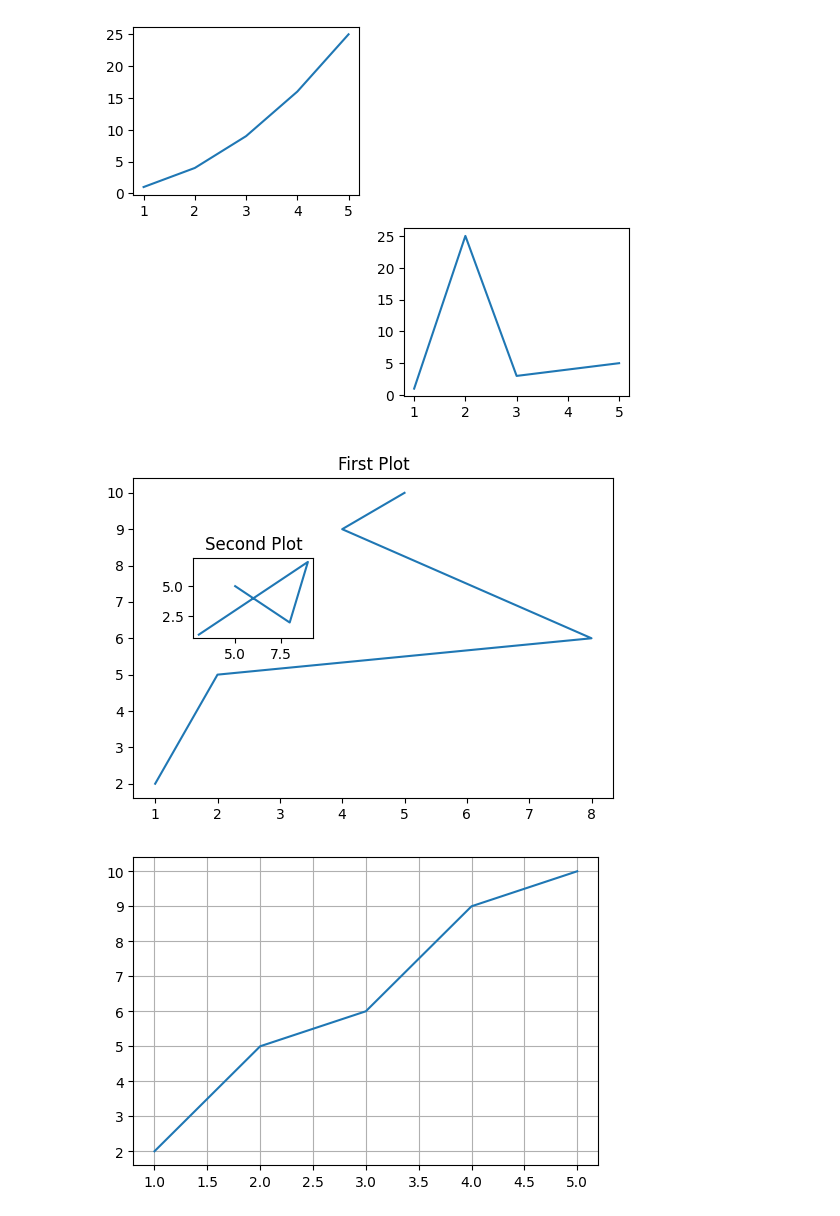
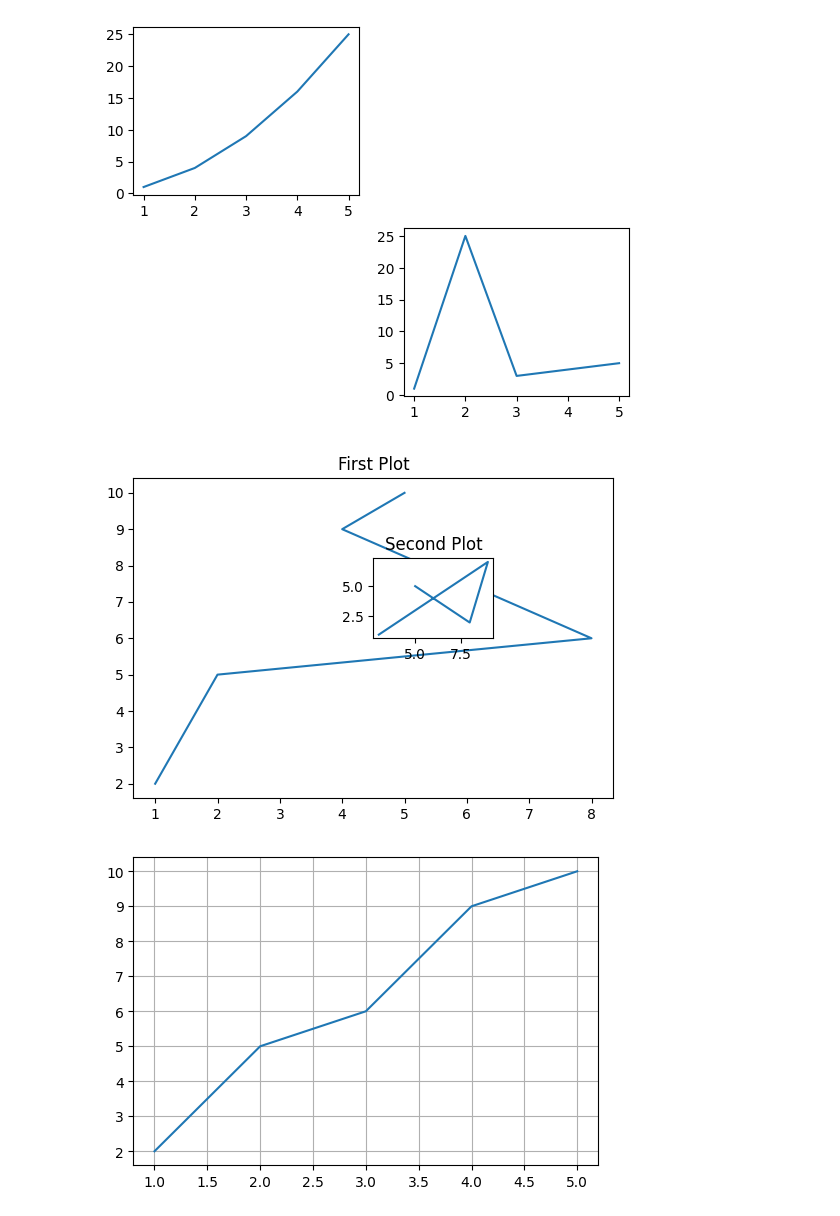
Before and after one commit to gupteshmahale04-arch/Matplotlib, a Jupyter notebook: Matplot.ipynb, the cells around one changed output. Cells and saved outputs as stored; diff of their text form; code cells hidden in the pictures.

```diff
--- a/Matplot.ipynb
+++ b/Matplot.ipynb
@@ -54,15 +55,15 @@ y2=[3,6,9,8,5]
 # %%
 fig=plt.figure(figsize=(6,4))
 axis1=fig.add_axes([0.1,0.1,0.8,0.8])#[left,bottom,width,height]
 axis1.plot(x,y)
 plt.title("First Plot")
 
-axis2=fig.add_axes([0.2,0.5,0.2,0.2])
+axis2=fig.add_axes([0.5,0.5,0.2,0.2])
 axis2.plot(y2,x1)
 plt.title("Second Plot")
 plt.show()
 # %% [output]
-[figure, old version]
+[figure, new version]
 # %%
 x=[1,2,3,4,5]
 y=[2,5,6,9,10]
```
Also changed, not shown: parts of 6 cells of this notebook.
